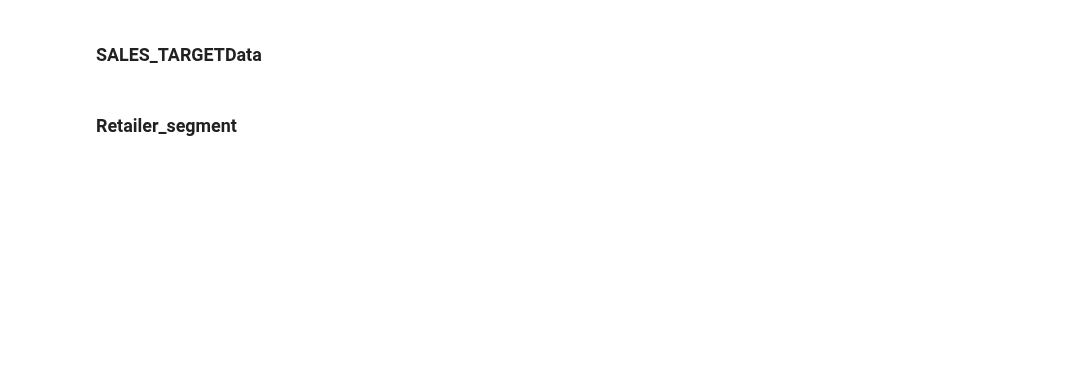
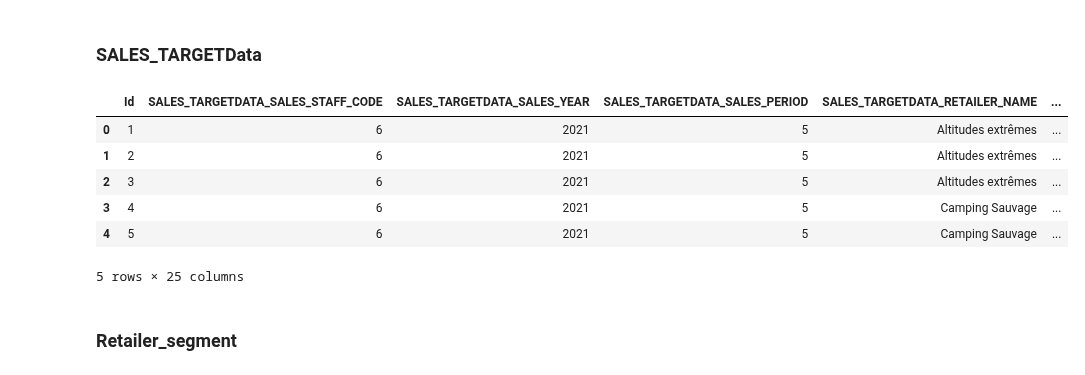
Before and after one commit to Nrojt/SE4-DEDS-Pyhton-opdrachten, a Jupyter notebook: week 4/4.3/Practicum_4.3.ipynb, the cells around one changed output. Cells and saved outputs as stored; diff of their text form; code cells hidden in the pictures; blank space fills up the shorter version.

```diff
--- a/week 4/4.3/Practicum_4.3.ipynb
+++ b/week 4/4.3/Practicum_4.3.ipynb
@@ -446,17 +582,25 @@ go_sales_product_forecast.head()
 # %%
 # merge product, retailer and sales_staff
 go_sales_sales_target_data = pd.merge(go_sales_sales_target_data, product, left_on='PRODUCT_NUMBER', right_on='PRODUCT_number', suffixes=('_product', '_retailer'))
 
 go_sales_sales_target_data = pd.merge(go_sales_sales_target_data, retailer, left_on='RETAILER_CODE', right_on='RETAILER_code', suffixes=('_retailer', '_sales_staff'))
 
 # delete the original columns that are replaced by product, retailer and sales_staff
-go_sales_sales_target_data = go_sales_sales_target_data.drop(columns=['PRODUCT_NUMBER', 'RETAILER_CODE', 'RETAILER_name', 'RETAILER_COMPANY_CODE_MR_company', 'RETAILER_RETAILER_TYPE_retailer_type_code', 'RETAILER_RETAILER_TYPE_retailer_type_EN'])
+go_sales_sales_target_data = go_sales_sales_target_data.drop(columns=['PRODUCT_NUMBER', 'RETAILER_CODE', 'RETAILER_name', 'RETAILER_COMPANY_CODE_MR_company', 'RETAILER_RETAILER_TYPE_code', 'RETAILER_RETAILER_TYPE_EN'])
 
 sales_target_data = go_sales_sales_target_data.rename(columns={'SALES_YEAR': 'SALES_TARGETDATA_SALES_YEAR', 'SALES_PERIOD': 'SALES_TARGETDATA_SALES_PERIOD', 'RETAILER_NAME': 'SALES_TARGETDATA_RETAILER_NAME', 'SALES_TARGET': 'SALES_TARGETDATA_SALES_TARGET', 'TARGET_COST': 'SALES_TARGETDATA_TARGET_COST', 'TARGET_MARGIN': 'SALES_TARGETDATA_TARGET_MARGIN', 'SALES_STAFF_CODE': 'SALES_TARGETDATA_SALES_STAFF_CODE', 'PRODUCT_NUMBER': 'SALES_TARGETDATA_PRODUCT_NUMBER', 'RETAILER_CODE': 'SALES_TARGETDATA_RETAILER_CODE'})
 
 all_dataframes.append(sales_target_data)
 
 sales_target_data.head()
+# %% [output]
+|  | Id | SALES_TARGETDATA_SALES_STAFF_CODE | SALES_TARGETDATA_SALES_YEAR | SALES_TARGETDATA_SALES_PERIOD | SALES_TARGETDATA_RETAILER_NAME | ... |
+| 0 | 1 | 6 | 2021 | 5 | Altitudes extrêmes | ... |
+| 1 | 2 | 6 | 2021 | 5 | Altitudes extrêmes | ... |
+| 2 | 3 | 6 | 2021 | 5 | Altitudes extrêmes | ... |
+| 3 | 4 | 6 | 2021 | 5 | Camping Sauvage | ... |
+| 4 | 5 | 6 | 2021 | 5 | Camping Sauvage | ... |
+5 rows × 25 columns
 # %% [markdown]
 ### Retailer_segment
 # %%
```
Also changed, not shown: parts of 71 cells of this notebook, 1 other file.
